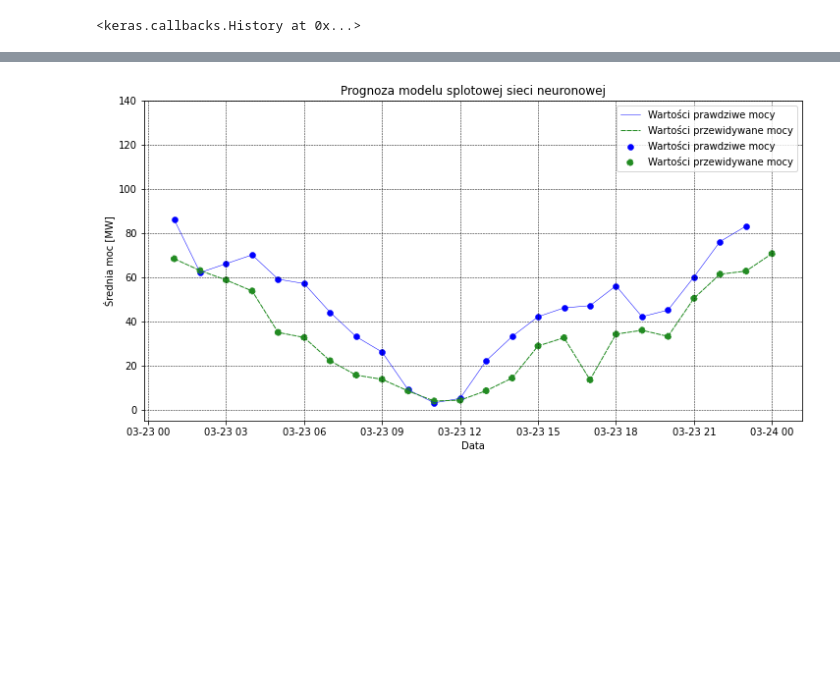
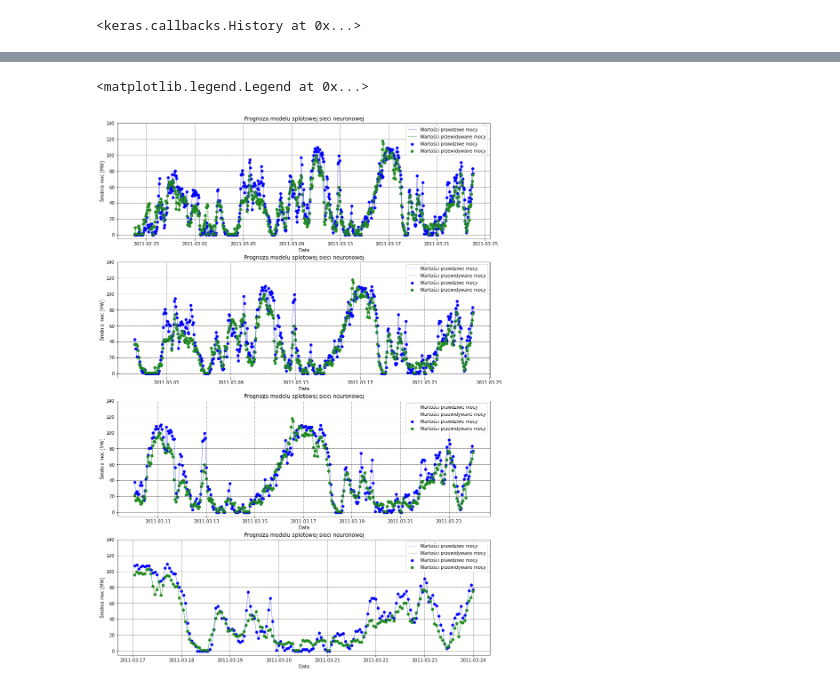
Before and after one commit to Dawidemm/wind-farm-power-forecasting, a Jupyter notebook: ForecastingCNN.ipynb, the cells around one changed output, grey strips where cells are left out. Saved outputs shown, nothing was run; the diff lists cells and outputs as text; code cells hidden in the pictures; blank space fills up the shorter version.

```diff
--- a/ForecastingCNN.ipynb
+++ b/ForecastingCNN.ipynb
@@ -40,7 +40,7 @@ model.compile(optimizer=Adam(0.0001), loss='mse')
 # %%
 early_stopping = EarlyStopping(monitor='val_loss', patience=5, verbose=0)
 # %%
-model.fit(train_dataset[0], train_dataset[1], epochs=10000, validation_data=(val_dataset[0], val_dataset[1]), callbacks=[early_stopping], batch_size=8, verbose=0)
+model.fit(train_dataset[0], train_dataset[1], epochs=100, validation_data=(val_dataset[0], val_dataset[1]), callbacks=[early_stopping], batch_size=8, verbose=0)
 # %% [output]
 <keras.callbacks.History at 0x...>
 # %%
@@ -63,20 +63,56 @@ plt.show()
 # %%
-plt.plot(dataset.date_time[-24:-1], test_dataset[1][-24:-1], color='blue', label='Wartości prawdziwe mocy', linewidth=0.5)
-plt.scatter(dataset.date_time[-24:-1], test_dataset[1][-24:-1], color='blue', label='Wartości prawdziwe mocy', linewidth=0.5)
-plt.plot(dataset.date_time[-24:], predictions[-24:], color='forestgreen', linestyle=(0, (5, 1)), label='Wartości przewidywane mocy', linewidth=1)
-plt.scatter(dataset.date_time[-24:], predictions[-24:], color='forestgreen', linestyle=(0, (5, 1)), label='Wartości przewidywane mocy', linewidth=1)
-fig = plt.gcf()
-fig = fig.set_size_inches(12,6)
-plt.ylim([-5, 140])
-plt.ticklabel_format(axis='y', style='plain')
-plt.grid(color='k', linewidth=0.5, linestyle='--')
-plt.title('Prognoza modelu splotowej sieci neuronowej')
-plt.xlabel('Data')
-plt.ylabel('Średnia moc [MW]')
-plt.legend(loc='best')
-plt.show()
+
+fig, (ax0, ax1, ax2, ax3) = plt.subplots(4, 1, figsize=(15,22))
+ax3.plot(dataset.date_time[-168:], test_dataset[1][-168:], color='blue', label='Wartości prawdziwe mocy', linewidth=0.5)
+ax3.scatter(dataset.date_time[-168:], test_dataset[1][-168:], color='blue', label='Wartości prawdziwe mocy', linewidth=0.5)
+ax3.plot(dataset.date_time[-168:], predictions[-168:], color='forestgreen', linestyle=(0, (5, 1)), label='Wartości przewidywane mocy', linewidth=1)
+ax3.scatter(dataset.date_time[-168:], predictions[-168:], color='forestgreen', linestyle=(0, (5, 1)), label='Wartości przewidywane mocy', linewidth=1)
+ax3.set_ylim([-5, 140])
+ax3.ticklabel_format(axis='y', style='plain')
+ax3.grid(color='k', linewidth=0.5, linestyle='--')
+ax3.set_title('Prognoza modelu splotowej sieci neuronowej')
+ax3.set_xlabel('Data')
+ax3.set_ylabel('Średnia moc [MW]')
+ax3.legend(loc='best')
+
+ax2.plot(dataset.date_time[-336:], test_dataset[1][-336:], color='blue', label='Wartości prawdziwe mocy', linewidth=0.5)
+ax2.scatter(dataset.date_time[-336:], test_dataset[1][-336:], color='blue', label='Wartości prawdziwe mocy', linewidth=0.5)
+ax2.plot(dataset.date_time[-336:], predictions[-336:], color='forestgreen', linestyle=(0, (5, 1)), label='Wartości przewidywane mocy', linewidth=1)
+ax2.scatter(dataset.date_time[-336:], predictions[-336:], color='forestgreen', linestyle=(0, (5, 1)), label='Wartości przewidywane mocy', linewidth=1)
+ax2.set_ylim([-5, 140])
+ax2.ticklabel_format(axis='y', style='plain')
+ax2.grid(color='k', linewidth=0.5, linestyle='--')
+ax2.set_title('Prognoza modelu splotowej sieci neuronowej')
+ax2.set_xlabel('Data')
+ax2.set_ylabel('Średnia moc [MW]')
+ax2.legend(loc='best')
+
+ax1.plot(dataset.date_time[-504:], test_dataset[1][-504:], color='blue', label='Wartości prawdziwe mocy', linewidth=0.5)
+ax1.scatter(dataset.date_time[-504:], test_dataset[1][-504:], color='blue', label='Wartości prawdziwe mocy', linewidth=0.5)
+ax1.plot(dataset.date_time[-504:], predictions[-504:], color='forestgreen', linestyle=(0, (5, 1)), label='Wartości przewidywane mocy', linewidth=1)
+ax1.scatter(dataset.date_time[-504:], predictions[-504:], color='forestgreen', linestyle=(0, (5, 1)), label='Wartości przewidywane mocy', linewidth=1)
+ax1.set_ylim([-5, 140])
+ax1.ticklabel_format(axis='y', style='plain')
+ax1.grid(color='k', linewidth=0.5, linestyle='--')
+ax1.set_title('Prognoza modelu splotowej sieci neuronowej')
+ax1.set_xlabel('Data')
+ax1.set_ylabel('Średnia moc [MW]')
+ax1.legend(loc='best')
+
+ax0.plot(dataset.date_time[-672:], test_dataset[1][-672:], color='blue', label='Wartości prawdziwe mocy', linewidth=0.5)
+ax0.scatter(dataset.date_time[-672:], test_dataset[1][-672:], color='blue', label='Wartości prawdziwe mocy', linewidth=0.5)
+ax0.plot(dataset.date_time[-672:], predictions[-672:], color='forestgreen', linestyle=(0, (5, 1)), label='Wartości przewidywane mocy', linewidth=1)
+ax0.scatter(dataset.date_time[-672:], predictions[-672:], color='forestgreen', linestyle=(0, (5, 1)), label='Wartości przewidywane mocy', linewidth=1)
+ax0.set_ylim([-5, 140])
+ax0.ticklabel_format(axis='y', style='plain')
+ax0.grid(color='k', linewidth=0.5, linestyle='--')
+ax0.set_title('Prognoza modelu splotowej sieci neuronowej')
+ax0.set_xlabel('Data')
+ax0.set_ylabel('Średnia moc [MW]')
+ax0.legend(loc='best')
 # %% [output]
+<matplotlib.legend.Legend at 0x...>
-[figure, old version]
+[figure, new version]
 # %%
 print(f'R^2 score: {round(r2_score(test_dataset[1], predictions), 3)}')
 print(f'R score: {round(np.sqrt(r2_score(test_dataset[1], predictions)), 3)}')
```
Also changed, not shown: parts of 3 cells of this notebook.
